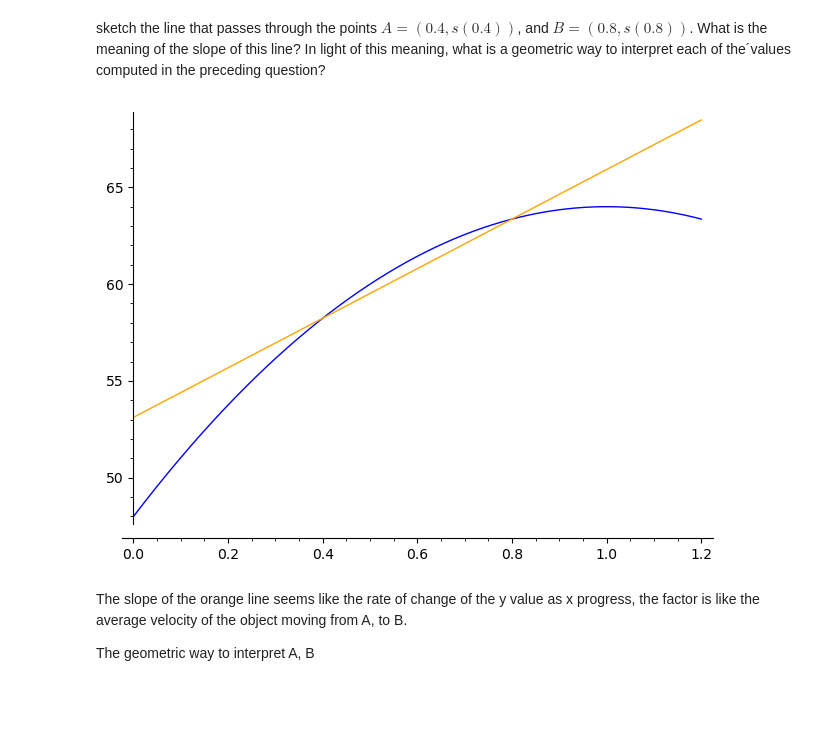
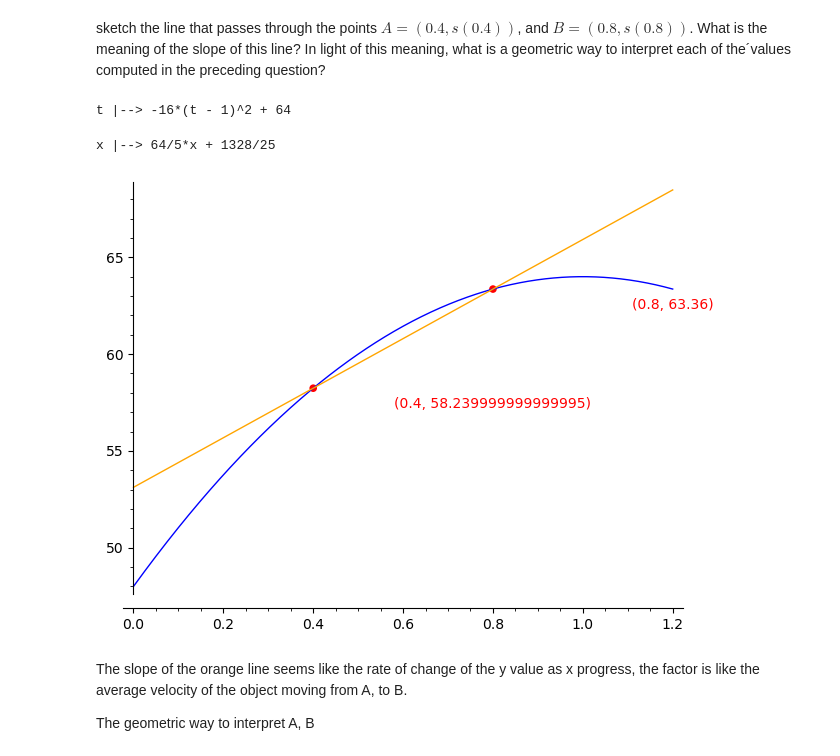
Before and after one commit to john-washington/sage, a Jupyter notebook: Calculus_Chapter1.1.ipynb, the cells around one changed output. Saved outputs shown, nothing was run; the diff lists cells and outputs as text; code cells hidden in the pictures; blank space fills up the shorter version.

Commit message:
intersection point in graph
added nicer plot of intersection points; added new file for geometric algebra study

```diff
--- a/Calculus_Chapter1.1.ipynb
+++ b/Calculus_Chapter1.1.ipynb
@@ -93,15 +93,29 @@ What is the meaning of the slope of this line? In light of this meaning, what is
 # %%
 lplot = plot(s, (t, 0, 1.2) )
 #lplot.show()
-var('a, b')
+var('a, b, y1, y2, x1, x2')
 solve([s(0.4) == a*0.4 + b, s(0.8) == a*0.8 + b], a, b)
 #[[a == (64/5), b == (1328/25)]]
 f(x) = (64/5)*x + 1328/25
 fplot = plot(f, (x, 0, 1.2), color="orange")
 
-(lplot+fplot).show()
+x1=0.4
+x2=0.8
+y1 = f(x1)
+y2 = f(x2)
+pt1 = point((x1, y1), rgbcolor=(1,0,0), pointsize=30)
+pt2 = point((x2, y2), rgbcolor=(1,0,0), pointsize=30)
+
+t1 = text("(%s, %s)" % (float(x1), float(y1)), (x1+0.4, y1-0.8), rgbcolor=(1,0,0))
+t2 = text("(%s, %s)" % (float(x2), float(y2)), (x2+0.4, y2-0.8), rgbcolor=(1,0,0))
+#t3 = text("slope: %s" % float(64/5), ((x1+x2)/0.8-0.4, (y1+y2)/2), rgbcolor=(1,0,0))
+show(s)
+show(f)
+(lplot+fplot+ pt1 + pt2+t1 +t2).show()
 # %% [output]
+t |--> -16*(t - 1)^2 + 64
+x |--> 64/5*x + 1328/25
-[figure, old version]
+[figure, new version]
 # %% [markdown]
 The slope of the orange line seems like the rate of change of the y value as x progress, the factor is like the average velocity of the object moving from A, to B.
 
```
Also changed, not shown: parts of 3 cells of this notebook, 1 other file.
